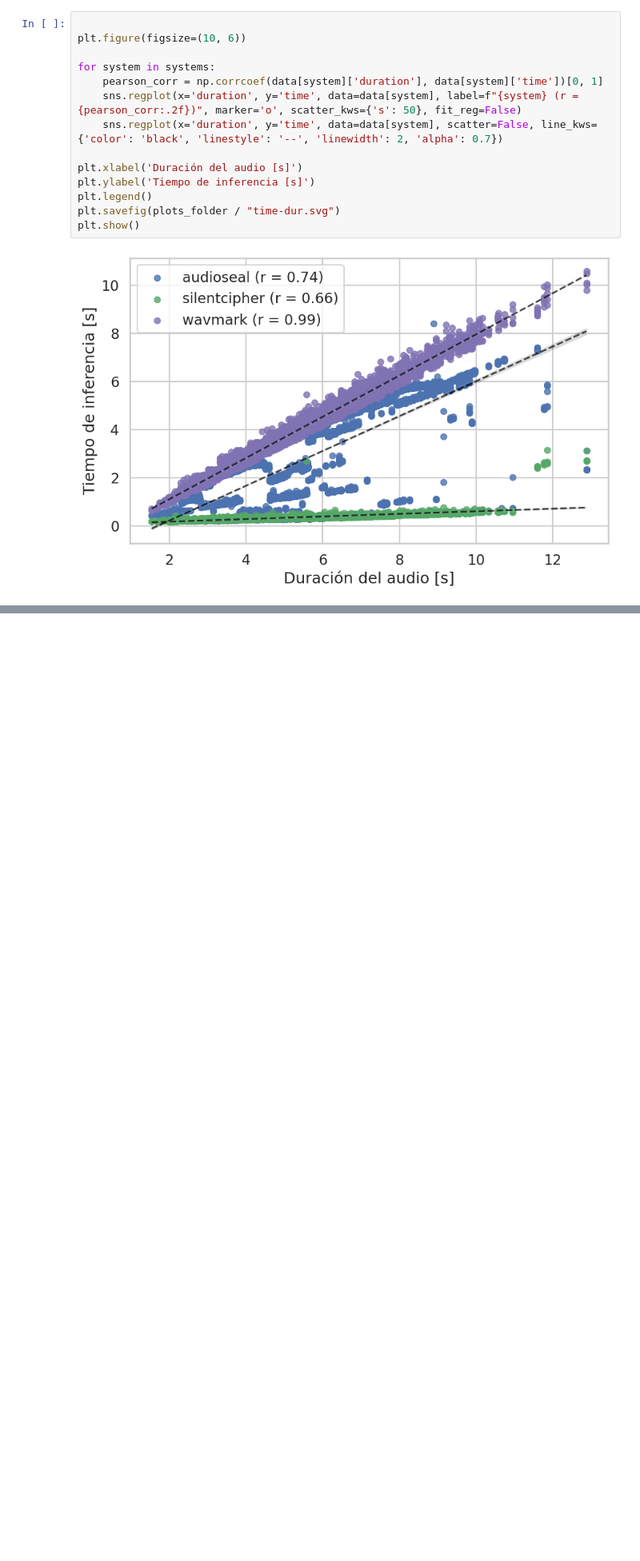
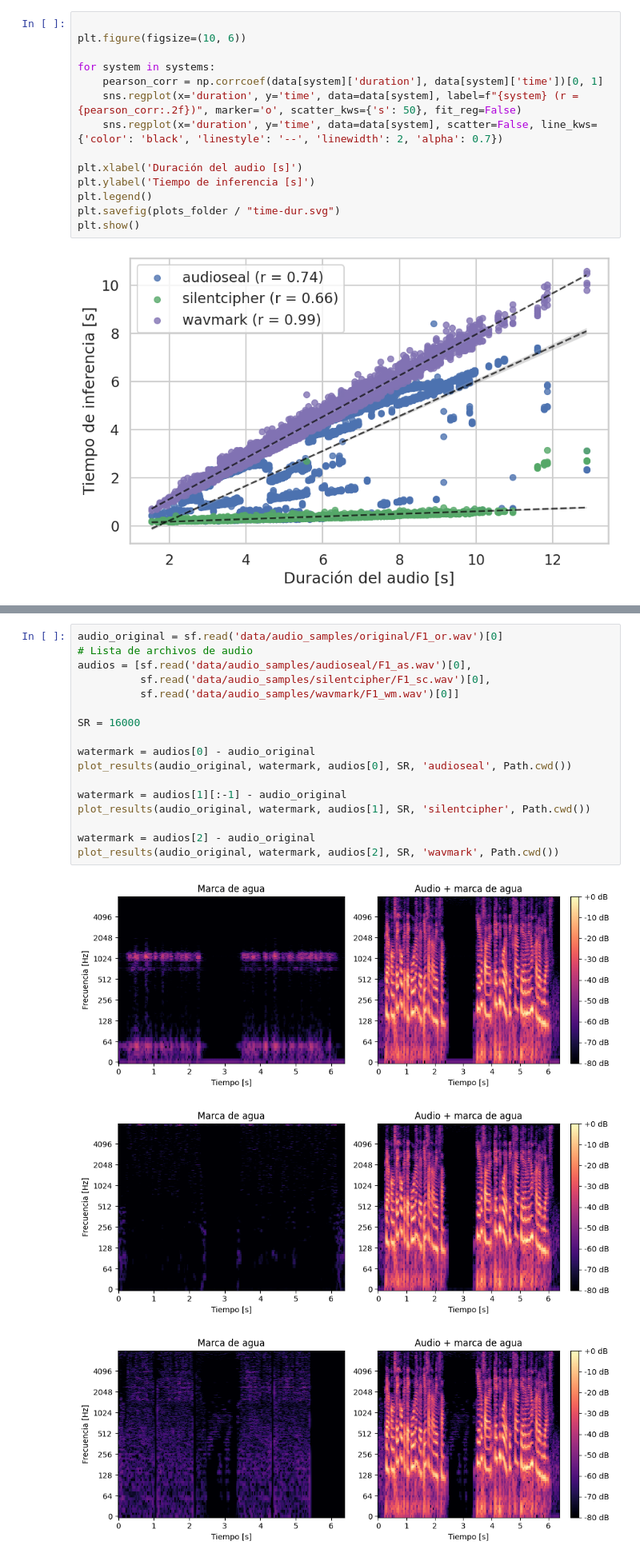
Before and after one commit to almarazj/watermarking-systems, a Jupyter notebook: plots/plots_tesis.ipynb, the cells around one changed output, grey strips where cells are left out. Shown at 80% size. Drawn from its saved outputs; the diff is of its cells as text; blank space fills up the shorter version.

Commit message:
Agregado de plots de espectrogramas

```diff
--- a/plots/plots_tesis.ipynb
+++ b/plots/plots_tesis.ipynb
@@ -175,0 +238,21 @@ plt.show()
+# %%
+audio_original = sf.read('data/audio_samples/original/F1_or.wav')[0]
+# Lista de archivos de audio
+audios = [sf.read('data/audio_samples/audioseal/F1_as.wav')[0],
+          sf.read('data/audio_samples/silentcipher/F1_sc.wav')[0],
+          sf.read('data/audio_samples/wavmark/F1_wm.wav')[0]]
+
+SR = 16000
+
+watermark = audios[0] - audio_original
+plot_results(audio_original, watermark, audios[0], SR, 'audioseal', Path.cwd())
+
+watermark = audios[1][:-1] - audio_original
+plot_results(audio_original, watermark, audios[1], SR, 'silentcipher', Path.cwd())
+
+watermark = audios[2] - audio_original
+plot_results(audio_original, watermark, audios[2], SR, 'wavmark', Path.cwd())
+# %% [output]
+[figure, added]
+[figure, added]
+[figure, added]
```
Also changed, not shown: parts of 4 cells of this notebook, 1 other file.
